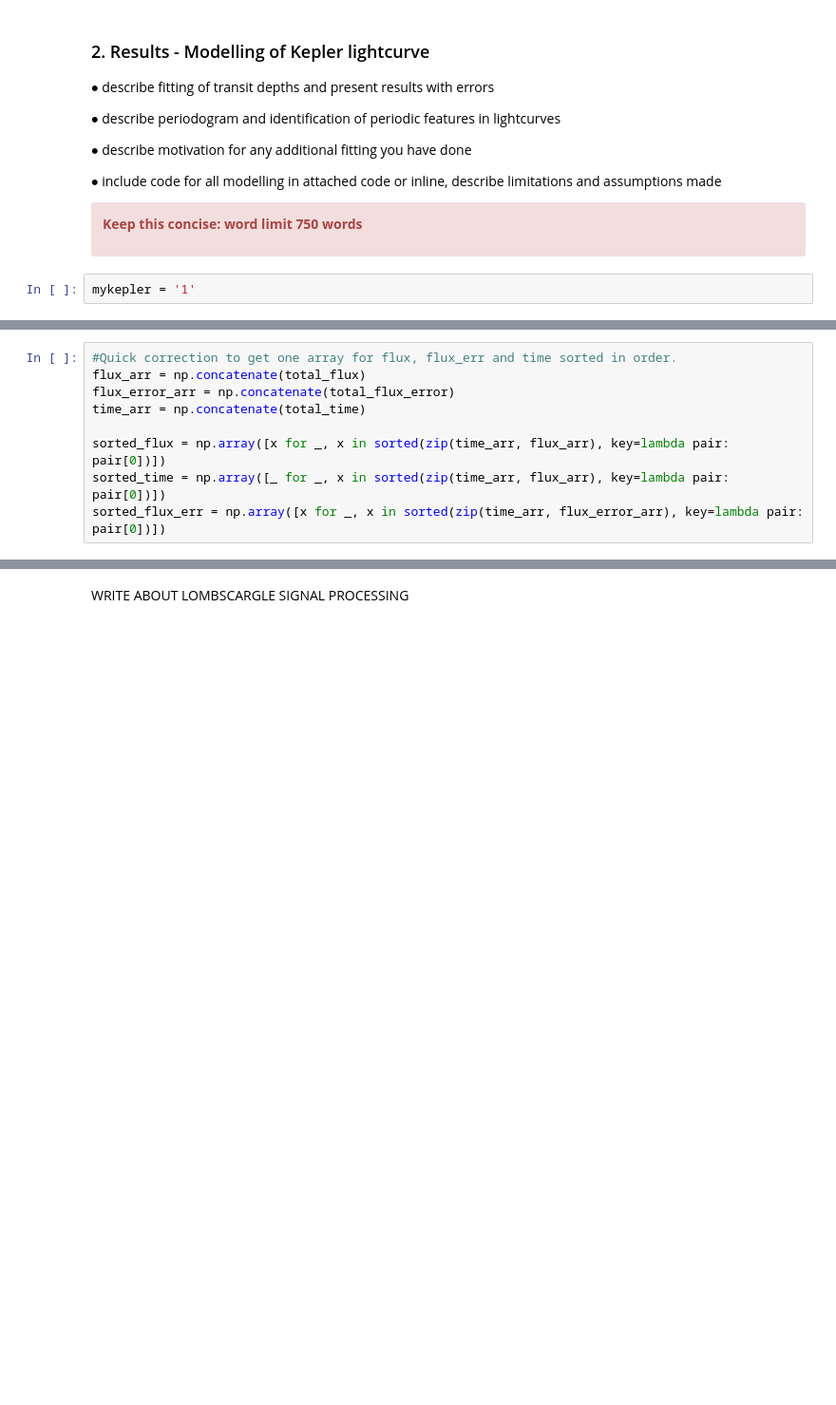
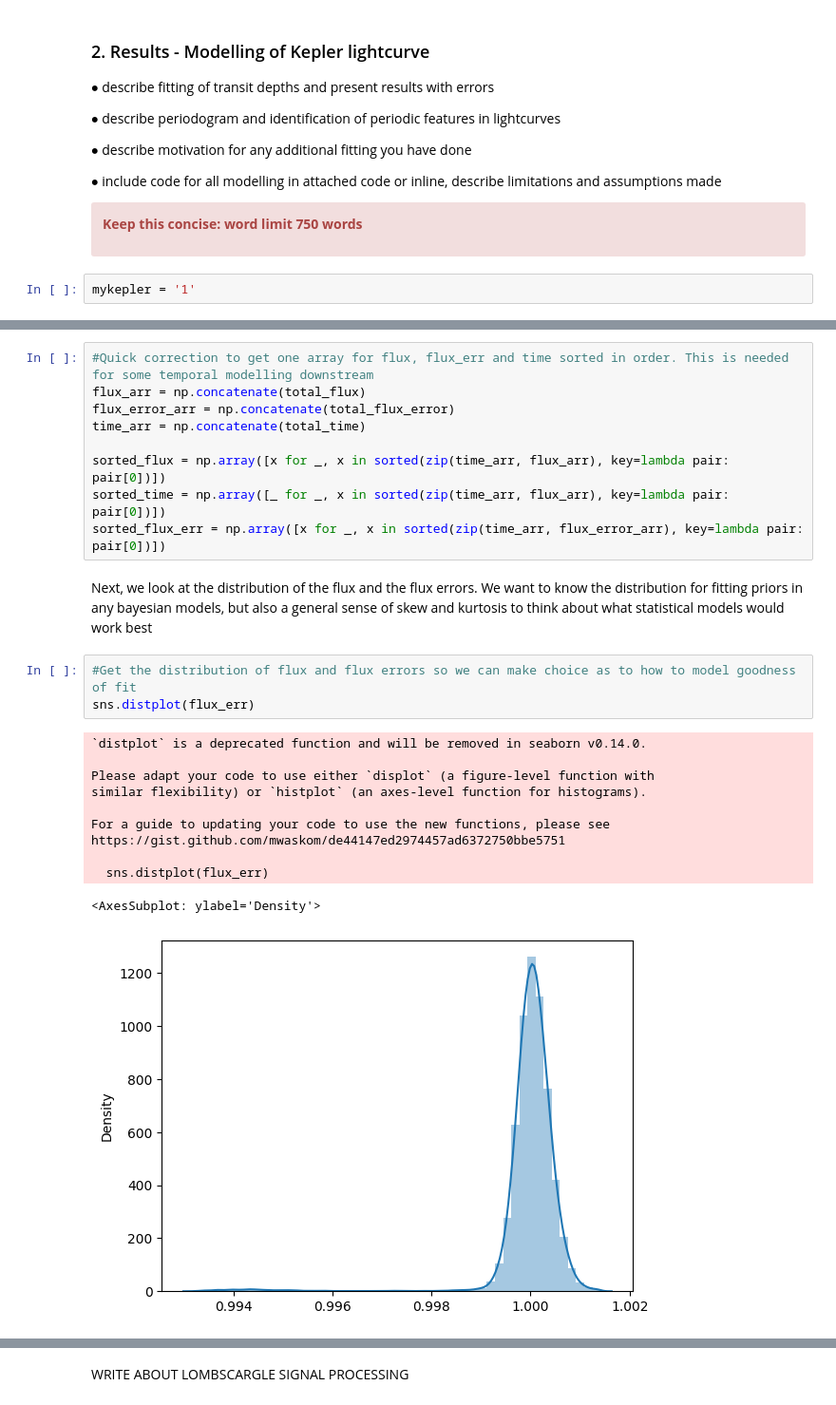
Before and after one commit to cm2435/university_computing_y3, a Jupyter notebook: ph30016_b/Coursework_B_Template.ipynb, the cells around one changed output, grey strips where cells are left out. Shown at 95% size. Cells and saved outputs as stored; diff of their text form; blank space fills up the shorter version.

```diff
--- a/ph30016_b/Coursework_B_Template.ipynb
+++ b/ph30016_b/Coursework_B_Template.ipynb
@@ -130,7 +140,7 @@ for lcfile in tqdm.tqdm(glob.glob('Data/Object%slc/kplr*.fits' %(mykepler))):
 
     tmp.close()
 # %%
-#Quick correction to get one array for flux, flux_err and time sorted in order.
+#Quick correction to get one array for flux, flux_err and time sorted in order. This is needed for some temporal modelling downstream
 flux_arr = np.concatenate(total_flux)
 flux_error_arr = np.concatenate(total_flux_error)
 time_arr = np.concatenate(total_time)
@@ -138,3 +148,22 @@ time_arr = np.concatenate(total_time)
 sorted_flux = np.array([x for _, x in sorted(zip(time_arr, flux_arr), key=lambda pair: pair[0])])
 sorted_time = np.array([_ for _, x in sorted(zip(time_arr, flux_arr), key=lambda pair: pair[0])])
 sorted_flux_err = np.array([x for _, x in sorted(zip(time_arr, flux_error_arr), key=lambda pair: pair[0])])
+# %% [markdown]
+Next, we look at the distribution of the flux and the flux errors. We want to know the distribution for fitting
+priors in any bayesian models, but also a general sense of skew and kurtosis to think about what statistical models would
+work best
+# %%
+#Get the distribution of flux and flux errors so we can make choice as to how to model goodness of fit
+sns.distplot(flux_err)
+# %% [output]
+`distplot` is a deprecated function and will be removed in seaborn v0.14.0.
+
+Please adapt your code to use either `displot` (a figure-level function with
+similar flexibility) or `histplot` (an axes-level function for histograms).
+
+For a guide to updating your code to use the new functions, please see
+https://gist.github.com/mwaskom/de44147ed2974457ad6372750bbe5751
+
+  sns.distplot(flux_err)
+<AxesSubplot: ylabel='Density'>
+[figure, added]
```
Also changed, not shown: parts of 60 cells of this notebook, 1 other file.
